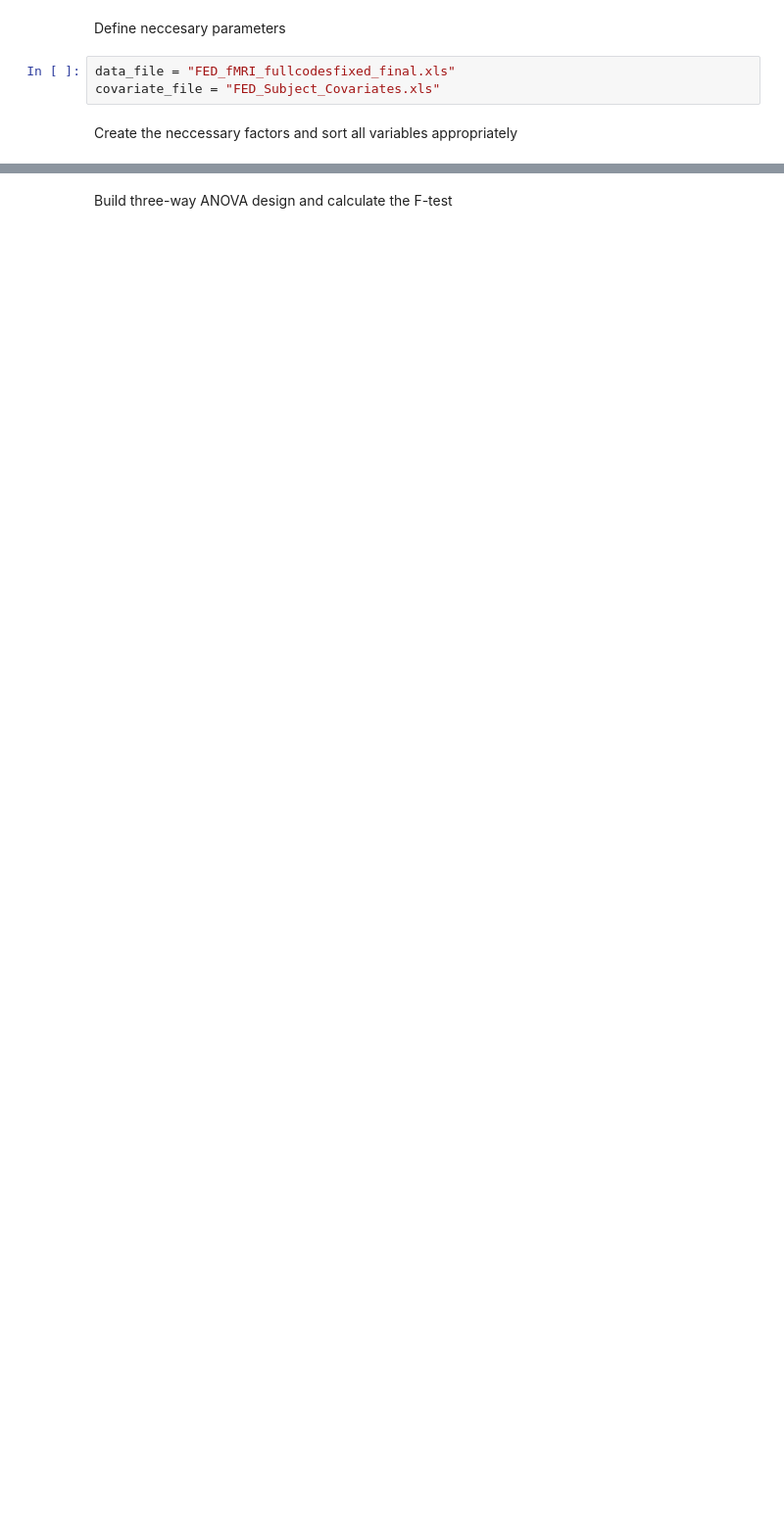
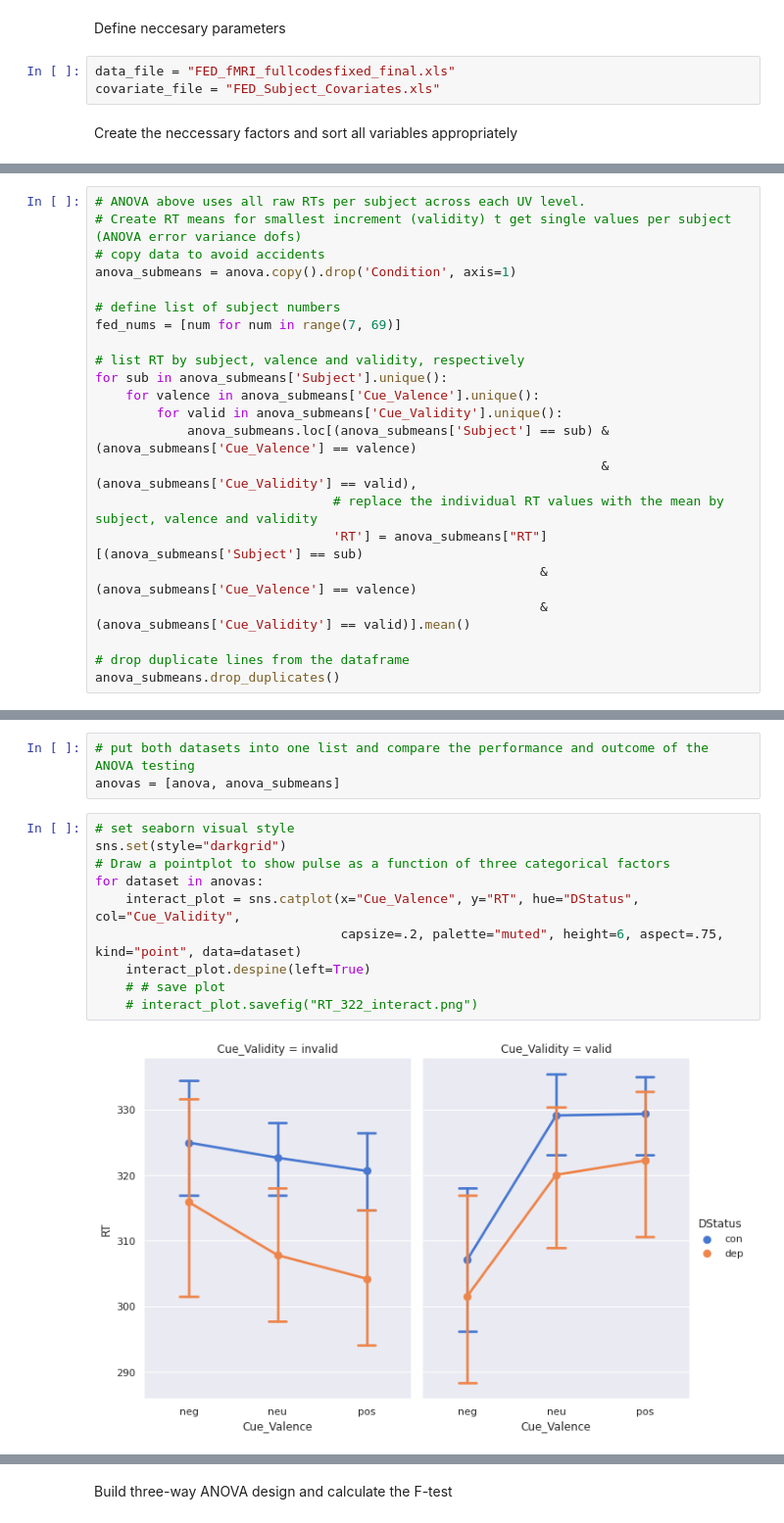
Before and after one commit to MartinHochheimer/FED_AZ_201516, a Jupyter notebook: data_funclib_scripts_exec/RT_data-analysis.ipynb, the cells around one changed output, grey strips where cells are left out. Shown at 98% size. Cells and saved outputs as stored; diff of their text form; blank space fills up the shorter version.

```diff
--- a/data_funclib_scripts_exec/RT_data-analysis.ipynb
+++ b/data_funclib_scripts_exec/RT_data-analysis.ipynb
@@ -76,0 +78,22 @@ print(anova)
+# %%
+# ANOVA above uses all raw RTs per subject across each UV level.
+# Create RT means for smallest increment (validity) t get single values per subject (ANOVA error variance dofs)
+# copy data to avoid accidents
+anova_submeans = anova.copy().drop('Condition', axis=1)
+
+# define list of subject numbers
+fed_nums = [num for num in range(7, 69)]
+
+# list RT by subject, valence and validity, respectively
+for sub in anova_submeans['Subject'].unique():
+    for valence in anova_submeans['Cue_Valence'].unique():
+        for valid in anova_submeans['Cue_Validity'].unique():
+            anova_submeans.loc[(anova_submeans['Subject'] == sub) & (anova_submeans['Cue_Valence'] == valence)
+                                                                  & (anova_submeans['Cue_Validity'] == valid),
+                               # replace the individual RT values with the mean by subject, valence and validity
+                               'RT'] = anova_submeans["RT"][(anova_submeans['Subject'] == sub)
+                                                          & (anova_submeans['Cue_Valence'] == valence)
+                                                          & (anova_submeans['Cue_Validity'] == valid)].mean()
+
+# drop duplicate lines from the dataframe
+anova_submeans.drop_duplicates()
@@ -76,0 +139,15 @@ print(anova)
+# %%
+# put both datasets into one list and compare the performance and outcome of the ANOVA testing
+anovas = [anova, anova_submeans]
+# %%
+# set seaborn visual style
+sns.set(style="darkgrid")
+# Draw a pointplot to show pulse as a function of three categorical factors
+for dataset in anovas:
+    interact_plot = sns.catplot(x="Cue_Valence", y="RT", hue="DStatus", col="Cue_Validity",
+                                capsize=.2, palette="muted", height=6, aspect=.75, kind="point", data=dataset)
+    interact_plot.despine(left=True)
+    # # save plot
+    # interact_plot.savefig("RT_322_interact.png")
+# %% [output]
+[figure, added]
```
Also changed, not shown: parts of 32 cells of this notebook.
